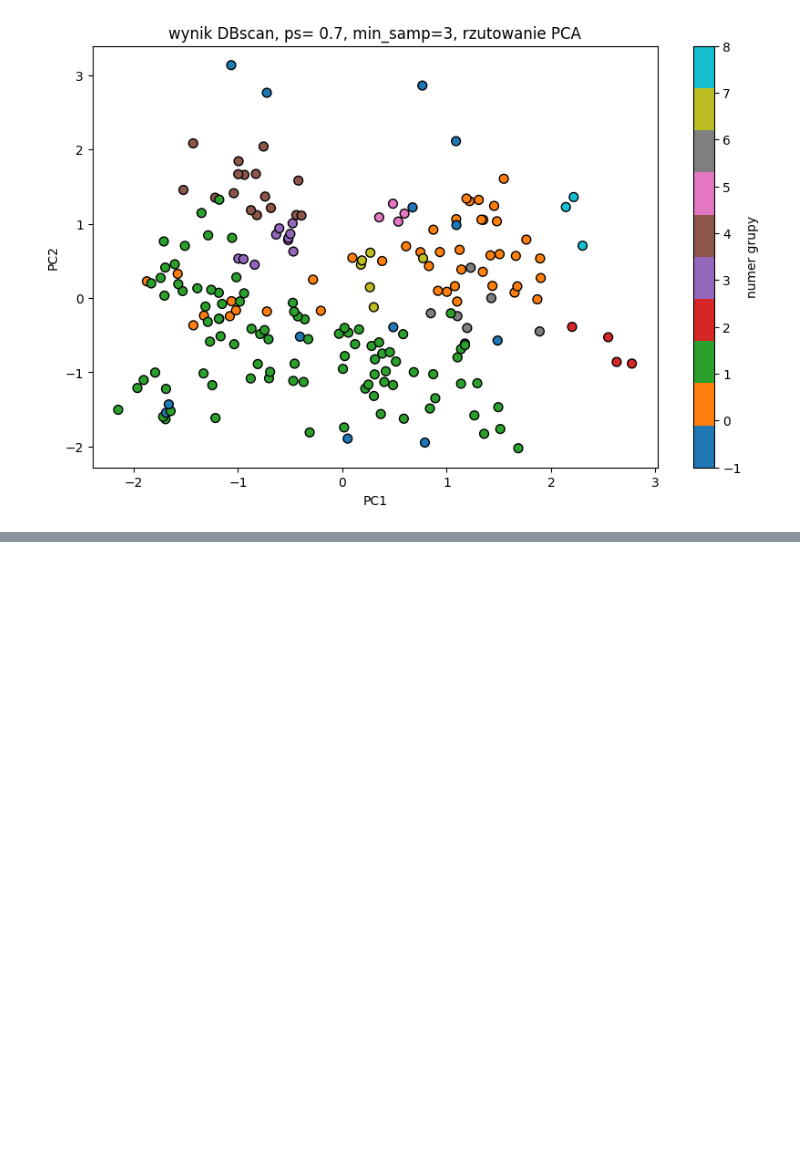
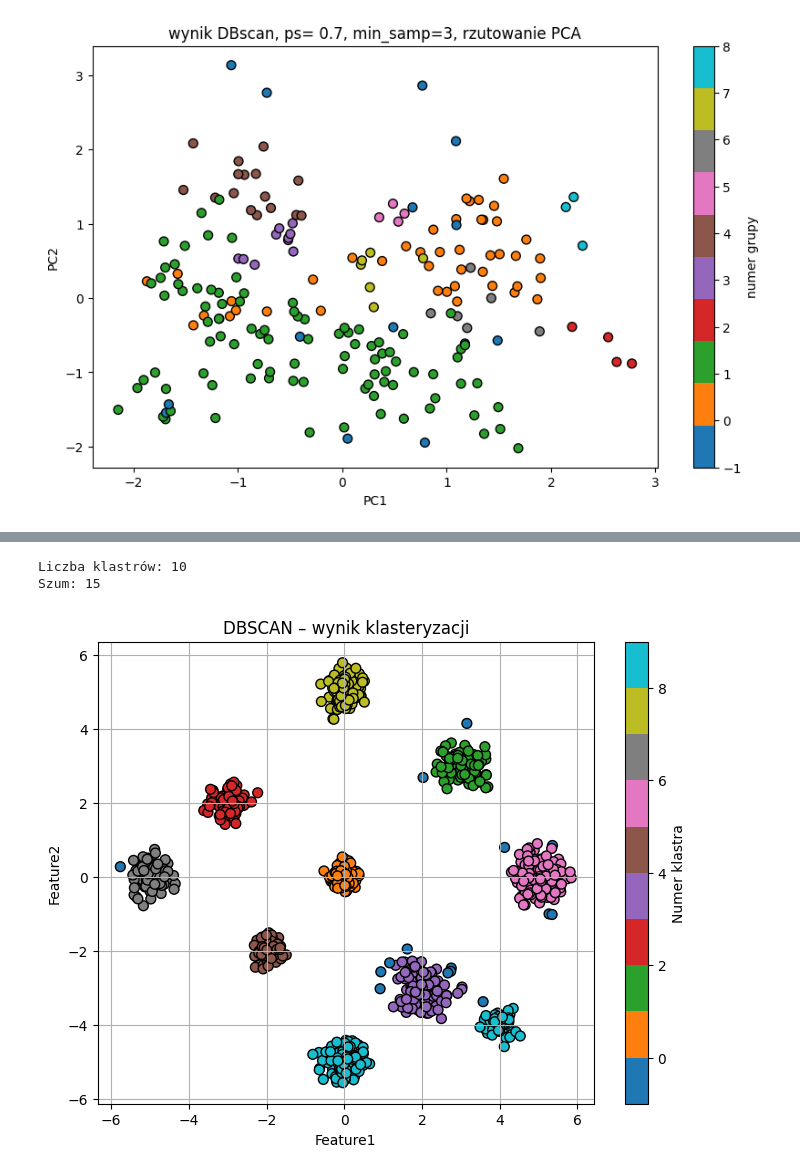
Before and after one commit to marlenawojcik/ML, a Jupyter notebook: DBSCAN.ipynb, the cells around one changed output, grey strips where cells are left out. Cells and saved outputs as stored; diff of their text form; code cells hidden in the pictures; blank space fills up the shorter version.

```diff
--- a/DBSCAN.ipynb
+++ b/DBSCAN.ipynb
@@ -387,0 +315,39 @@ Liczba punktów szumu: 0
+# %%
+
+
+# DBSCAN
+eps = 0.10  # lepszy punkt startowy
+db = DBSCAN(eps=eps, min_samples=min_samples)
+
+labels3 = db.fit_predict(X_scaled2)
+df['DBSCAN_Cluster'] = labels3
+
+
+# wynik
+n_clusters = len(set(labels3)) - (1 if -1 in labels3 else 0)
+n_noise = list(labels3).count(-1)
+
+print("Liczba klastrów:", n_clusters)
+print("Szum:", n_noise)
+
+# wizualizacja
+plt.figure(figsize=(8,6))
+plt.scatter(
+    df['Feature1'],
+    df['Feature2'],
+    #c=df['DBSCAN_Cluster'],
+    c=labels3,
+    cmap='tab10',
+    s=50,
+    edgecolors='k'
+)
+plt.xlabel('Feature1')
+plt.ylabel('Feature2')
+plt.title("DBSCAN – wynik klasteryzacji")
+plt.colorbar(label='Numer klastra')
+plt.grid(True)
+plt.show()
+# %% [output]
+Liczba klastrów: 10
+Szum: 15
+[figure, added]
```
Also changed, not shown: parts of 8 cells of this notebook, 1 other file.
